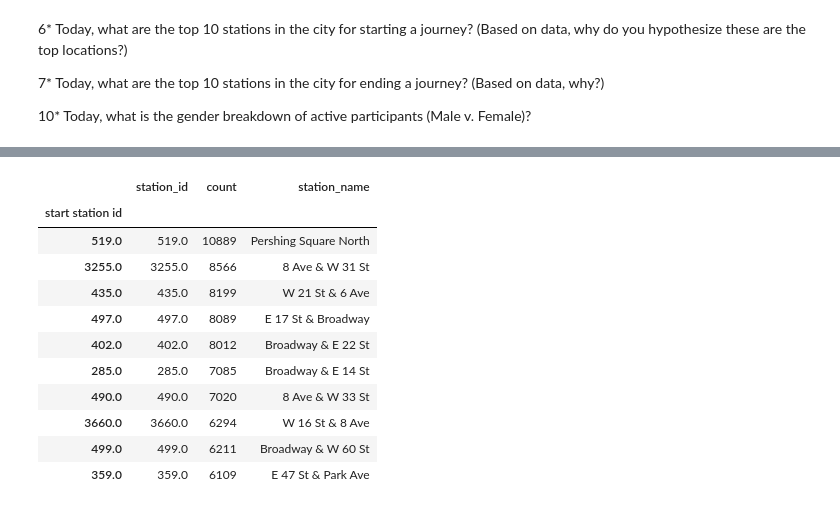
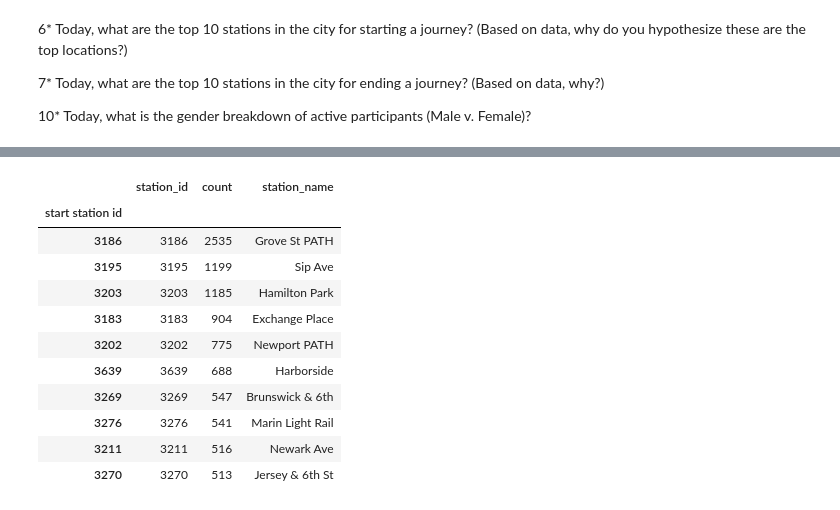
Before and after one commit to maaikerutten/Tableau_Homework, a Jupyter notebook: citi_bike.ipynb, the cells around one changed output, grey strips where cells are left out. Cells and saved outputs as stored; diff of their text form; code cells hidden in the pictures.

```diff
--- a/citi_bike.ipynb
+++ b/citi_bike.ipynb
@@ -291,15 +251,14 @@ df_032019.head()
 # %%
-# grab only columns interested in
-df_032019 = df_032019[['tripduration', 'starttime', 'start station id', 'start station name',
+df_Dec2018 = df_Dec2018[['tripduration', 'starttime', 'start station id', 'start station name',
                        'end station id', 'end station name',
                            'bikeid', 'gender']]
 
 # Create an empty list
-list_march = []
+list_Dec2018 = []
 
 # Loop through 'starttime' column, split by 'space' then append into our empty list
-for i in df_032019.starttime:
-    list_march.append(i.split(' '))
+for i in df_Dec2018.starttime:
+    list_Dec2018.append(i.split(' '))
 
-# create two seperate columns in our ' data and unzip our list
-df_032019['startdate'],df_032019['time'] = zip(*list_march)
+# create 2 columns and unzip the list
+df_Dec2018['startdate'],df_Dec2018['time'] = zip(*list_Dec2018)
@@ -315,27 +279,25 @@ df_032019.head(3)
 # %%
 # groupby object
-groupby_object_id = df_032019.groupby(df_032019['start station id'])
+groupby_object_id = df_Dec2018.groupby(df_Dec2018['start station id'])
 
-# groupby manipulation
-groupby_sstation_id = pd.DataFrame()
+groupby_startstation_id = pd.DataFrame()
 
-groupby_sstation_id['station_id'] = groupby_object_id['start station id'].first()
-groupby_sstation_id['count'] = groupby_object_id['start station id'].count()
-groupby_sstation_id['station_name'] = groupby_object_id['start station name'].first()
+groupby_startstation_id['station_id'] = groupby_object_id['start station id'].first()
+groupby_startstation_id['count'] = groupby_object_id['start station id'].count()
+groupby_startstation_id['station_name'] = groupby_object_id['start station name'].first()
 # %%
-# sorting the values in a descending manner and filtering for the first 10
-top10_start_df = groupby_sstation_id.sort_values(by='count', ascending=False).head(10)
+top10_start_df = groupby_startstation_id.sort_values(by='count', ascending=False).head(10)
 top10_start_df
 # %% [output]
 |  | station_id | count | station_name |
 | start station id |  |  |  |
-| 519.0 | 519.0 | 10889 | Pershing Square North |
-| 3255.0 | 3255.0 | 8566 | 8 Ave & W 31 St |
-| 435.0 | 435.0 | 8199 | W 21 St & 6 Ave |
-| 497.0 | 497.0 | 8089 | E 17 St & Broadway |
-| 402.0 | 402.0 | 8012 | Broadway & E 22 St |
-| 285.0 | 285.0 | 7085 | Broadway & E 14 St |
-| 490.0 | 490.0 | 7020 | 8 Ave & W 33 St |
-| 3660.0 | 3660.0 | 6294 | W 16 St & 8 Ave |
-| 499.0 | 499.0 | 6211 | Broadway & W 60 St |
-| 359.0 | 359.0 | 6109 | E 47 St & Park Ave |
+| 3186 | 3186 | 2535 | Grove St PATH |
+| 3195 | 3195 | 1199 | Sip Ave |
+| 3203 | 3203 | 1185 | Hamilton Park |
+| 3183 | 3183 | 904 | Exchange Place |
+| 3202 | 3202 | 775 | Newport PATH |
+| 3639 | 3639 | 688 | Harborside |
+| 3269 | 3269 | 547 | Brunswick & 6th |
+| 3276 | 3276 | 541 | Marin Light Rail |
+| 3211 | 3211 | 516 | Newark Ave |
+| 3270 | 3270 | 513 | Jersey & 6th St |
```
Also changed, not shown: parts of 55 cells of this notebook, 7 other files.
